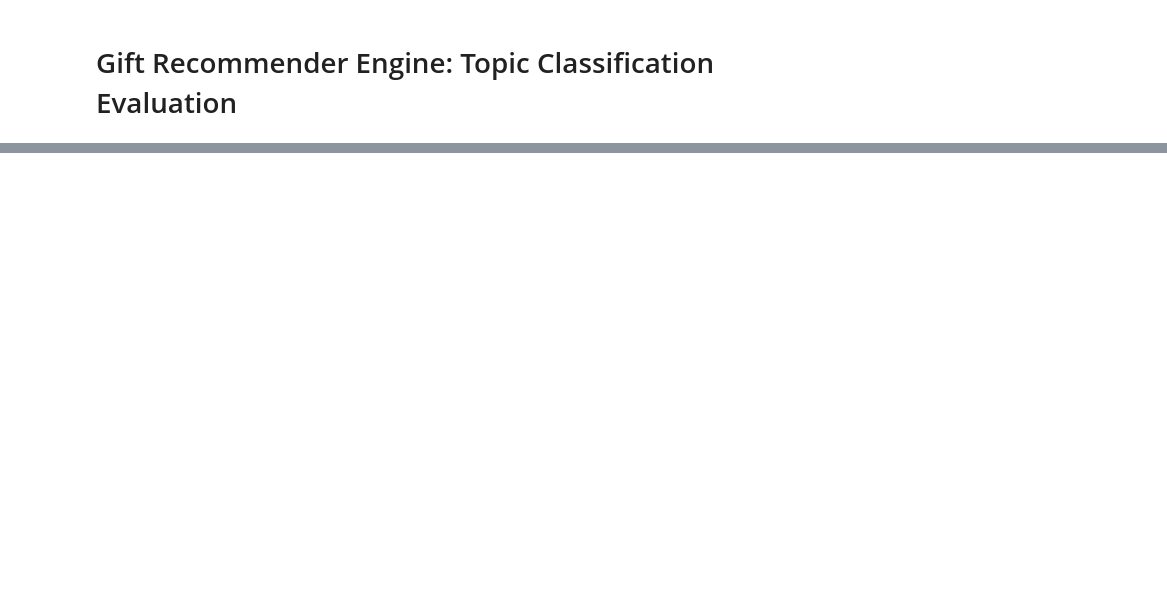
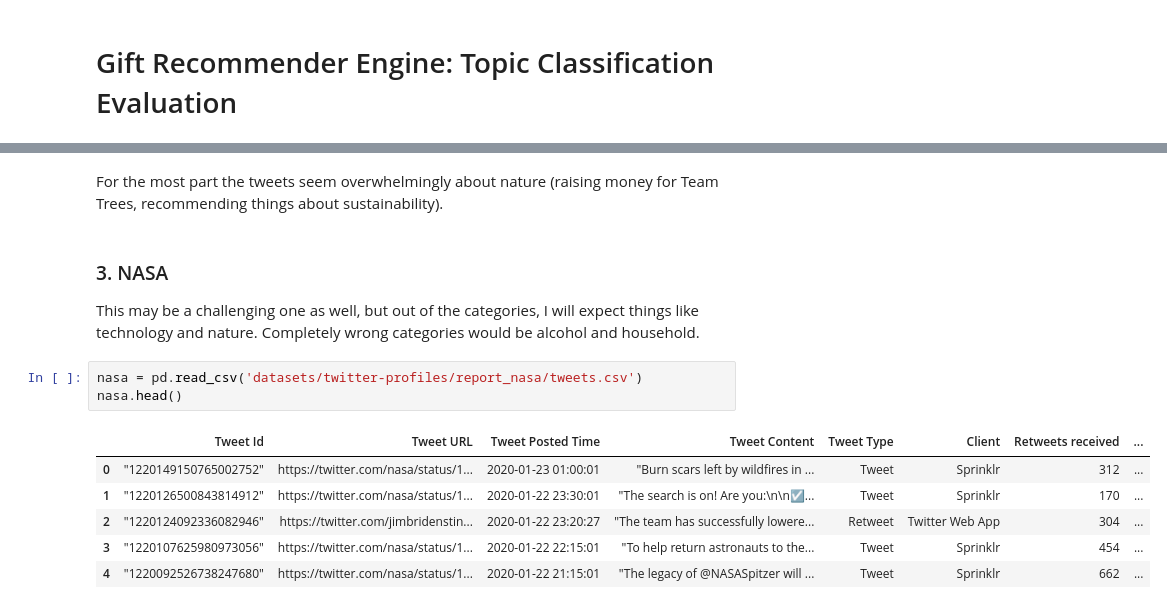
Before and after one commit to michaelhalim168/GiftFinder, a Jupyter notebook: 04-twitter-classifier-evaluation.ipynb, the cells around one changed output, grey strips where cells are left out. Cells and saved outputs as stored; diff of their text form; blank space fills up the shorter version.

```diff
--- a/04-twitter-classifier-evaluation.ipynb
+++ b/04-twitter-classifier-evaluation.ipynb
@@ -16,0 +214,16 @@ The implementation of the model on tweets can be outlined as followed:
+# %% [markdown]
+For the most part the tweets seem overwhelmingly about nature (raising money for Team Trees, recommending things about sustainability).
+# %% [markdown]
+### 3. NASA
+
+This may be a challenging one as well, but out of the categories, I will expect things like technology and nature. Completely wrong categories would be alcohol and household.
+# %%
+nasa = pd.read_csv('datasets/twitter-profiles/report_nasa/tweets.csv')
+nasa.head()
+# %% [output]
+|  | Tweet Id | Tweet URL | Tweet Posted Time | Tweet Content | Tweet Type | Client | Retweets received | ... |
+| 0 | "1220149150765002752" | https://twitter.com/nasa/status/1... | 2020-01-23 01:00:01 | "Burn scars left by wildfires in ... | Tweet | Sprinklr | 312 | ... |
+| 1 | "1220126500843814912" | https://twitter.com/nasa/status/1... | 2020-01-22 23:30:01 | "The search is on! Are you:\n\n☑️... | Tweet | Sprinklr | 170 | ... |
+| 2 | "1220124092336082946" | https://twitter.com/jimbridenstin... | 2020-01-22 23:20:27 | "The team has successfully lowere... | Retweet | Twitter Web App | 304 | ... |
+| 3 | "1220107625980973056" | https://twitter.com/nasa/status/1... | 2020-01-22 22:15:01 | "To help return astronauts to the... | Tweet | Sprinklr | 454 | ... |
+| 4 | "1220092526738247680" | https://twitter.com/nasa/status/1... | 2020-01-22 21:15:01 | "The legacy of @NASASpitzer will ... | Tweet | Sprinklr | 662 | ... |
```
Also changed, not shown: parts of 68 cells of this notebook, 12 other files.
